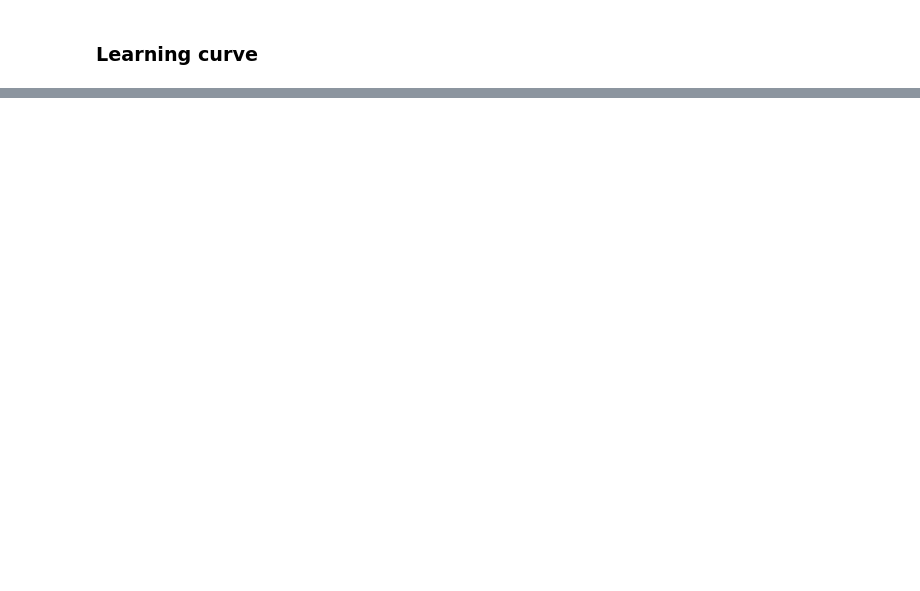
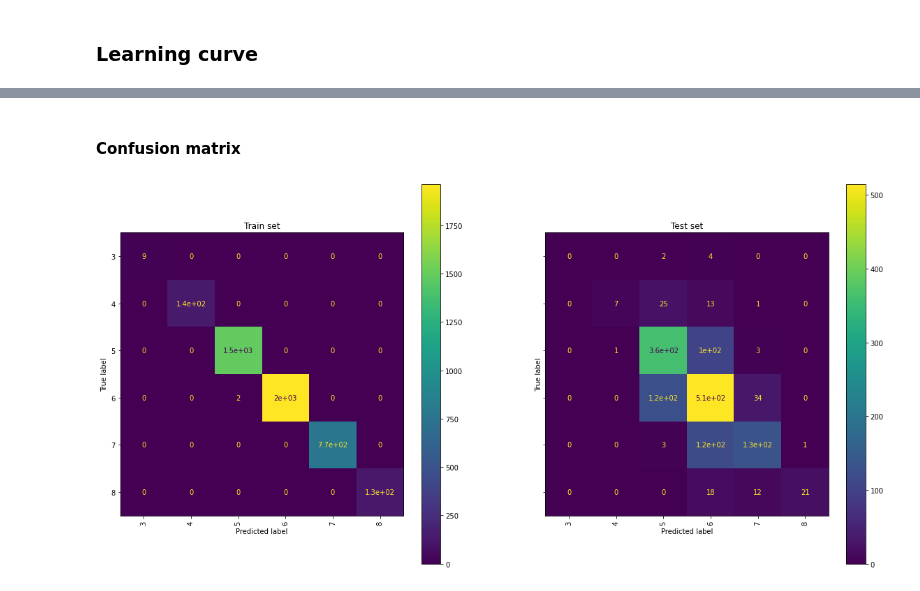
Before and after one commit to adamsiemaszkiewicz/winequality, a Jupyter notebook: DataCourage_wine.ipynb, the cells around one changed output, grey strips where cells are left out. Drawn from its saved outputs; the diff is of its cells as text; code cells hidden in the pictures; blank space fills up the shorter version.

```diff
--- a/DataCourage_wine.ipynb
+++ b/DataCourage_wine.ipynb
@@ -1138,0 +1077,15 @@ https://machinelearningmastery.com/smote-oversampling-for-imbalanced-classificat
+# %%
+clf = RandomForestClassifier(
+    class_weight=None,
+    criterion='entropy',
+    max_depth=15,
+    min_samples_leaf=1,
+    min_samples_split=2,
+    n_estimators=500
+    )
+# %% [markdown]
+#### Confusion matrix
+# %%
+confusion_matrix_plot(clf)
+# %% [output]
+[figure, added]
```
Also changed, not shown: parts of 96 cells of this notebook.
